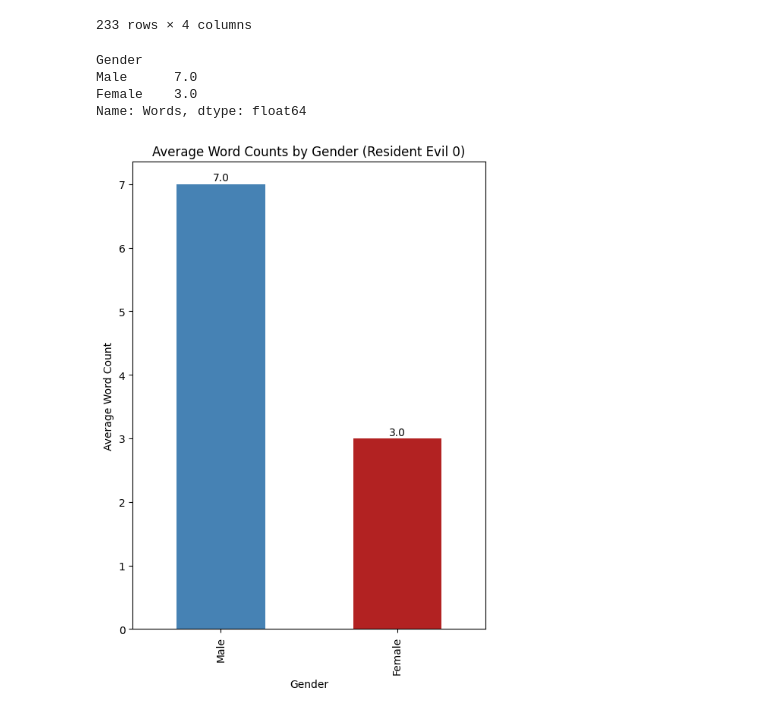
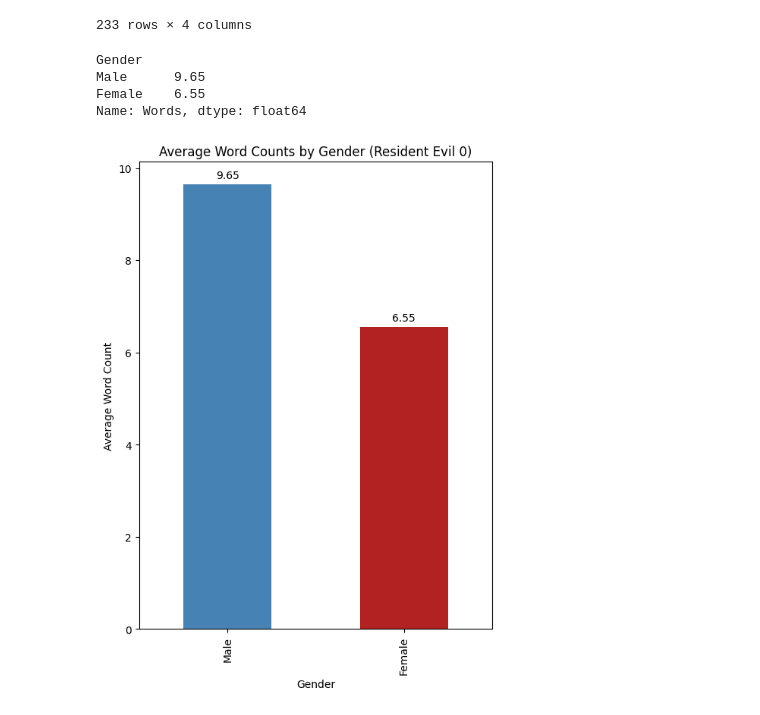
Before and after one commit to something999/is-278-resident-evil-data-viz, a Jupyter notebook: re0-data/RE0_Data_Setup.ipynb, the cells around one changed output. Drawn from its saved outputs; the diff is of its cells as text; code cells hidden in the pictures.

```diff
--- a/re0-data/RE0_Data_Setup.ipynb
+++ b/re0-data/RE0_Data_Setup.ipynb
@@ -283,28 +287,28 @@ re0_data
 | 232 | Billy | Male | Thank you, Rebecca. | 3 |
 233 rows × 4 columns
 # %%
-average_word_count = round(re0_data.groupby('Gender')['Words'].median(), 2)
+average_word_count = round(re0_data.groupby('Gender')['Words'].mean(), 2)
 average_word_count.dropna()
 average_word_count = average_word_count.sort_values(ascending = False)
 average_word_count
 # %% [output]
 Gender
-Male      7.0
-Female    3.0
+Male      9.65
+Female    6.55
 Name: Words, dtype: float64
 # %%
 # Create the visualization (another bar chart)
 plt.figure(figsize = (6, 8))
 plt.title('Average Word Counts by Gender (Resident Evil 0)')
 plt.xlabel('Gender')
 plt.ylabel('Average Word Count')
 
 # Plot the data
 ax = average_word_count.plot(kind = 'bar', color = ['SteelBlue', 'FireBrick'])
 # Add labels for clarity
 for patch in ax.patches:
-    ax.annotate(f'{patch.get_height()}', (patch.get_x() + patch.get_width() / 2, patch.get_height() + 0.1),
+    ax.annotate(f'{patch.get_height()}', (patch.get_x() + patch.get_width() / 2, patch.get_height() + 0.2),
                     ha = 'center', va = 'center')
 plt.show()
 # %% [output]
-[figure, old version]
+[figure, new version]
```
Also changed, not shown: parts of 2 cells of this notebook, 4 other files.
